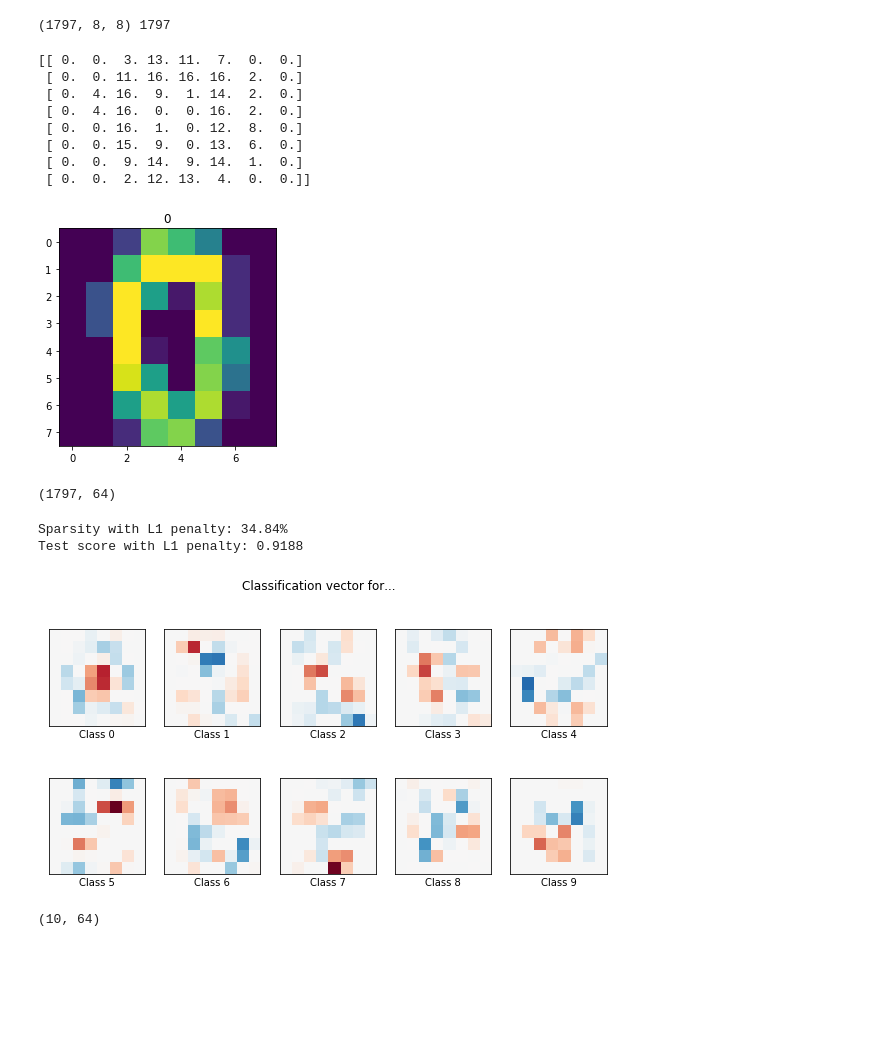
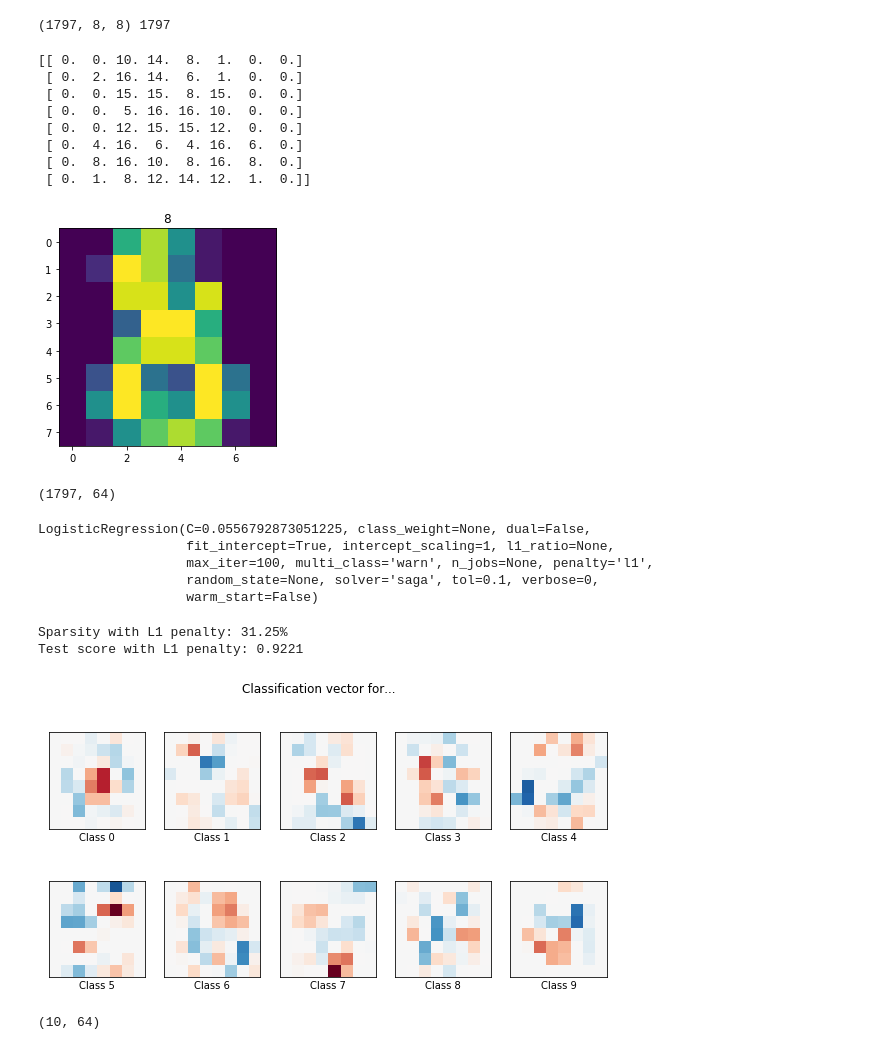
Before and after one commit to jerck1/CabreraRamirezJohnErick_Ejercicio021, a Jupyter notebook: logit_digitos.ipynb, the cells around one changed output. Saved outputs shown, nothing was run; the diff lists cells and outputs as text; code cells hidden in the pictures; blank space fills up the shorter version.

```diff
--- a/logit_digitos.ipynb
+++ b/logit_digitos.ipynb
@@ -20,20 +20,20 @@ print(np.shape(imagenes), n_imagenes) # Hay 1797 digitos representados en imagen
 # %% [output]
 (1797, 8, 8) 1797
 # %%
-i=20 # este es uno de esos digitos
+i=1796# este es uno de esos digitos
 _ = plt.imshow(imagenes[i])
 plt.title('{}'.format(target[i]))
 print(imagenes[i])
 # %% [output]
-[[ 0.  0.  3. 13. 11.  7.  0.  0.]
- [ 0.  0. 11. 16. 16. 16.  2.  0.]
- [ 0.  4. 16.  9.  1. 14.  2.  0.]
- [ 0.  4. 16.  0.  0. 16.  2.  0.]
- [ 0.  0. 16.  1.  0. 12.  8.  0.]
- [ 0.  0. 15.  9.  0. 13.  6.  0.]
- [ 0.  0.  9. 14.  9. 14.  1.  0.]
- [ 0.  0.  2. 12. 13.  4.  0.  0.]]
+[[ 0.  0. 10. 14.  8.  1.  0.  0.]
+ [ 0.  2. 16. 14.  6.  1.  0.  0.]
+ [ 0.  0. 15. 15.  8. 15.  0.  0.]
+ [ 0.  0.  5. 16. 16. 10.  0.  0.]
+ [ 0.  0. 12. 15. 15. 12.  0.  0.]
+ [ 0.  4. 16.  6.  4. 16.  6.  0.]
+ [ 0.  8. 16. 10.  8. 16.  8.  0.]
+ [ 0.  1.  8. 12. 14. 12.  1.  0.]]
-[figure, old version]
+[figure, new version]
 # %%
 # para poder correr PCA debemos "aplanar las imagenes"
 data = imagenes.reshape((n_imagenes, -1)) # para volver a tener los datos como imagen basta hacer data.reshape((n_imagenes, 8, 8))
@@ -57,17 +57,23 @@ train_samples = int(n_imagenes/2)
 clf = LogisticRegression(
     C=50. / train_samples, penalty='l1', solver='saga', tol=0.1)#,multi_class='multinomial'
 clf.fit(x_train, y_train)
-#predicciones sobre los valores de los dígitos
-y_pred=clf.predict(x_train)
-sparsity = np.mean(clf.coef_ == 0) * 100
-score = clf.score(x_test, y_test)
+# %% [output]
+LogisticRegression(C=0.0556792873051225, class_weight=None, dual=False,
+                   fit_intercept=True, intercept_scaling=1, l1_ratio=None,
+                   max_iter=100, multi_class='warn', n_jobs=None, penalty='l1',
+                   random_state=None, solver='saga', tol=0.1, verbose=0,
+                   warm_start=False)
 # %%
+#predicciones sobre los valores de los dígitos
+y_pred=clf.predict(x_test)
+sparsity = np.mean(clf.coef_ == 0) * 100
+score = clf.score(x_test, y_test)
 # print('Best C % .4f' % clf.C_)
 print("Sparsity with L1 penalty: %.2f%%" % sparsity)
 print("Test score with L1 penalty: %.4f" % score)
 # %% [output]
-Sparsity with L1 penalty: 34.84%
-Test score with L1 penalty: 0.9188
+Sparsity with L1 penalty: 31.25%
+Test score with L1 penalty: 0.9221
 # %%
 coef = clf.coef_.copy()
 plt.figure(figsize=(10, 5))
@@ -82,7 +88,7 @@ for i in range(10):
 plt.suptitle('Classification vector for...')
 plt.savefig("coeficientes.png")
 # %% [output]
-[figure, old version]
+[figure, new version]
 # %%
 np.shape(coef)
 # %% [output]
```
Also changed, not shown: parts of 4 cells of this notebook, 4 other files.
